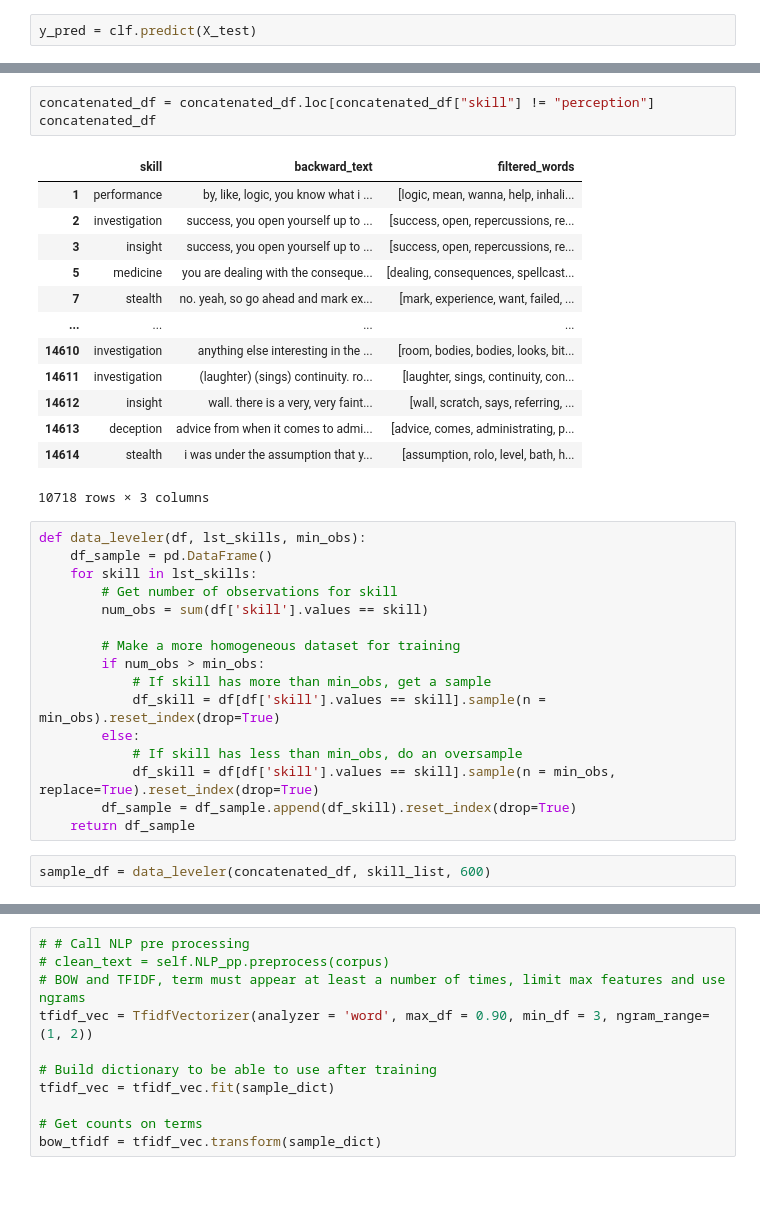
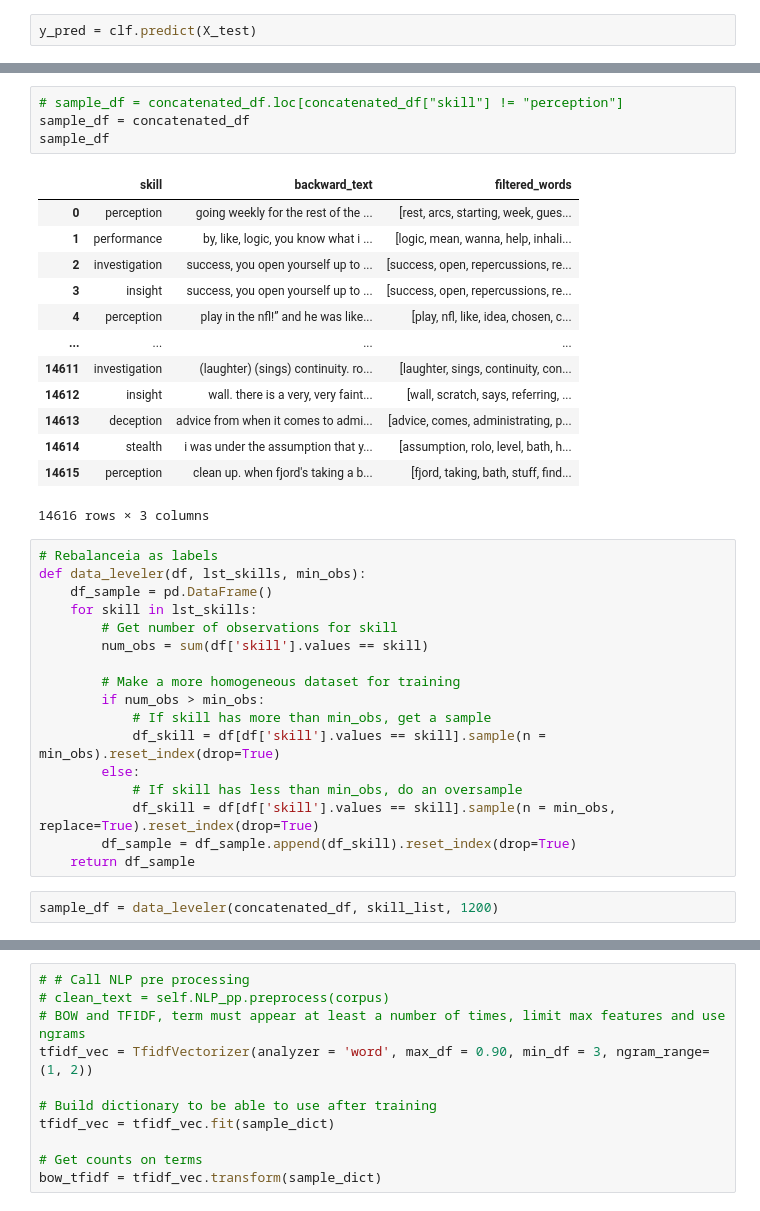
Before and after one commit to xRiku/rpg-skill-evaluation, a Jupyter notebook: analysis/skill_evaluation.ipynb, the cells around one changed output, grey strips where cells are left out. Drawn from its saved outputs; the diff is of its cells as text.

```diff
--- a/analysis/skill_evaluation.ipynb
+++ b/analysis/skill_evaluation.ipynb
@@ -426,23 +428,25 @@ religion            166
 animal handling     144
 Name: skill, dtype: int64
 # %%
-concatenated_df = concatenated_df.loc[concatenated_df["skill"] != "perception"]
-concatenated_df
+# sample_df = concatenated_df.loc[concatenated_df["skill"] != "perception"]
+sample_df = concatenated_df
+sample_df
 # %% [output]
 |  | skill | backward_text | filtered_words |
+| 0 | perception | going weekly for the rest of the ... | [rest, arcs, starting, week, gues... |
 | 1 | performance | by, like, logic, you know what i ... | [logic, mean, wanna, help, inhali... |
 | 2 | investigation | success, you open yourself up to ... | [success, open, repercussions, re... |
 | 3 | insight | success, you open yourself up to ... | [success, open, repercussions, re... |
-| 5 | medicine | you are dealing with the conseque... | [dealing, consequences, spellcast... |
-| 7 | stealth | no. yeah, so go ahead and mark ex... | [mark, experience, want, failed, ... |
+| 4 | perception | play in the nfl!” and he was like... | [play, nfl, like, idea, chosen, c... |
 | ... | ... | ... | ... |
-| 14610 | investigation | anything else interesting in the ... | [room, bodies, bodies, looks, bit... |
 | 14611 | investigation | (laughter) (sings) continuity. ro... | [laughter, sings, continuity, con... |
 | 14612 | insight | wall. there is a very, very faint... | [wall, scratch, says, referring, ... |
 | 14613 | deception | advice from when it comes to admi... | [advice, comes, administrating, p... |
 | 14614 | stealth | i was under the assumption that y... | [assumption, rolo, level, bath, h... |
+| 14615 | perception | clean up. when fjord's taking a b... | [fjord, taking, bath, stuff, find... |
-10718 rows × 3 columns
+14616 rows × 3 columns
 # %%
+# Rebalanceia as labels
 def data_leveler(df, lst_skills, min_obs):
     df_sample = pd.DataFrame()
     for skill in lst_skills:
@@ -459,4 +463,4 @@ def data_leveler(df, lst_skills, min_obs):
         df_sample = df_sample.append(df_skill).reset_index(drop=True)
     return df_sample
 # %%
-sample_df = data_leveler(concatenated_df, skill_list, 600)
+sample_df = data_leveler(concatenated_df, skill_list, 1200)
```
Also changed, not shown: parts of 20 cells of this notebook.
